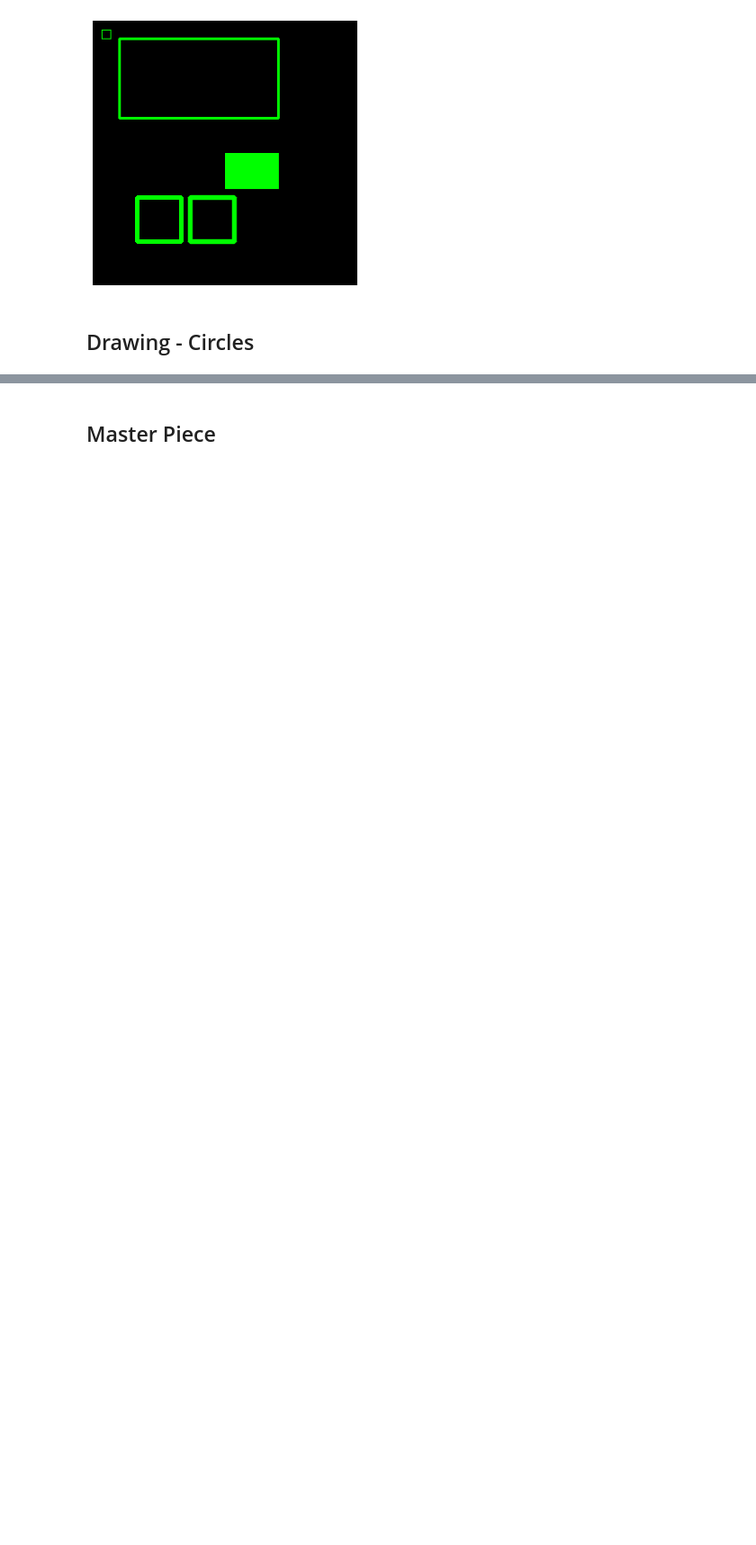
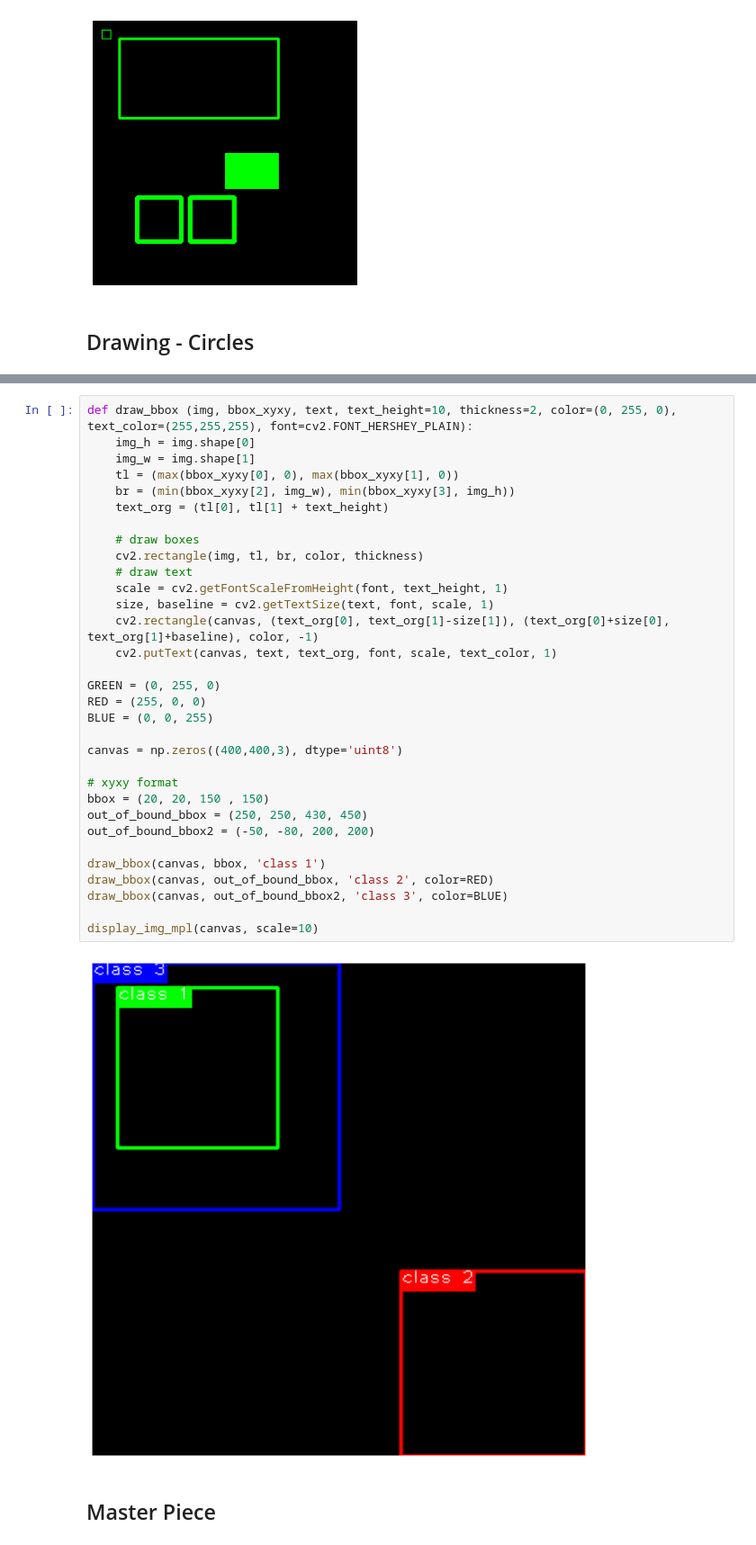
Before and after one commit to Tma2333/Notebook_Project, a Jupyter notebook: ComputerVision/drawing.ipynb, the cells around one changed output, grey strips where cells are left out. Shown at 90% size. Cells and saved outputs as stored; diff of their text form; blank space fills up the shorter version.

```diff
--- a/ComputerVision/drawing.ipynb
+++ b/ComputerVision/drawing.ipynb
@@ -114,3 +268,37 @@ display_img_mpl(canvas)
+# %%
+def draw_bbox (img, bbox_xyxy, text, text_height=10, thickness=2, color=(0, 255, 0), text_color=(255,255,255), font=cv2.FONT_HERSHEY_PLAIN):
+    img_h = img.shape[0]
+    img_w = img.shape[1]
+    tl = (max(bbox_xyxy[0], 0), max(bbox_xyxy[1], 0))
+    br = (min(bbox_xyxy[2], img_w), min(bbox_xyxy[3], img_h))
+    text_org = (tl[0], tl[1] + text_height)
+
+    # draw boxes
+    cv2.rectangle(img, tl, br, color, thickness)
+    # draw text
+    scale = cv2.getFontScaleFromHeight(font, text_height, 1)
+    size, baseline = cv2.getTextSize(text, font, scale, 1)
+    cv2.rectangle(canvas, (text_org[0], text_org[1]-size[1]), (text_org[0]+size[0], text_org[1]+baseline), color, -1)
+    cv2.putText(canvas, text, text_org, font, scale, text_color, 1)
+
+GREEN = (0, 255, 0)
+RED = (255, 0, 0)
+BLUE = (0, 0, 255)
+
+canvas = np.zeros((400,400,3), dtype='uint8')
+
+# xyxy format
+bbox = (20, 20, 150 , 150)
+out_of_bound_bbox = (250, 250, 430, 450)
+out_of_bound_bbox2 = (-50, -80, 200, 200)
+
+draw_bbox(canvas, bbox, 'class 1')
+draw_bbox(canvas, out_of_bound_bbox, 'class 2', color=RED)
+draw_bbox(canvas, out_of_bound_bbox2, 'class 3', color=BLUE)
+
+display_img_mpl(canvas, scale=10)
+# %% [output]
+[figure, added]
 # %% [markdown]
 ## Master Piece <a id='master'></a>
 # %%
```
Also changed, not shown: parts of 9 cells of this notebook.
